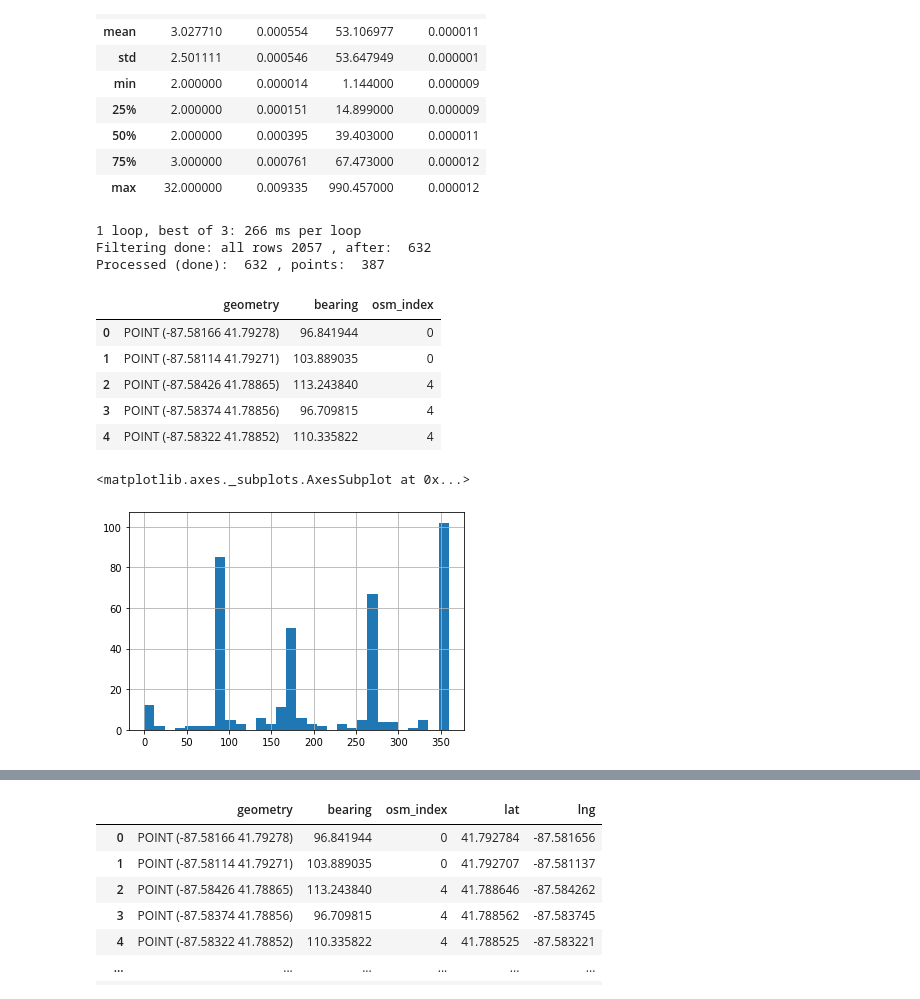
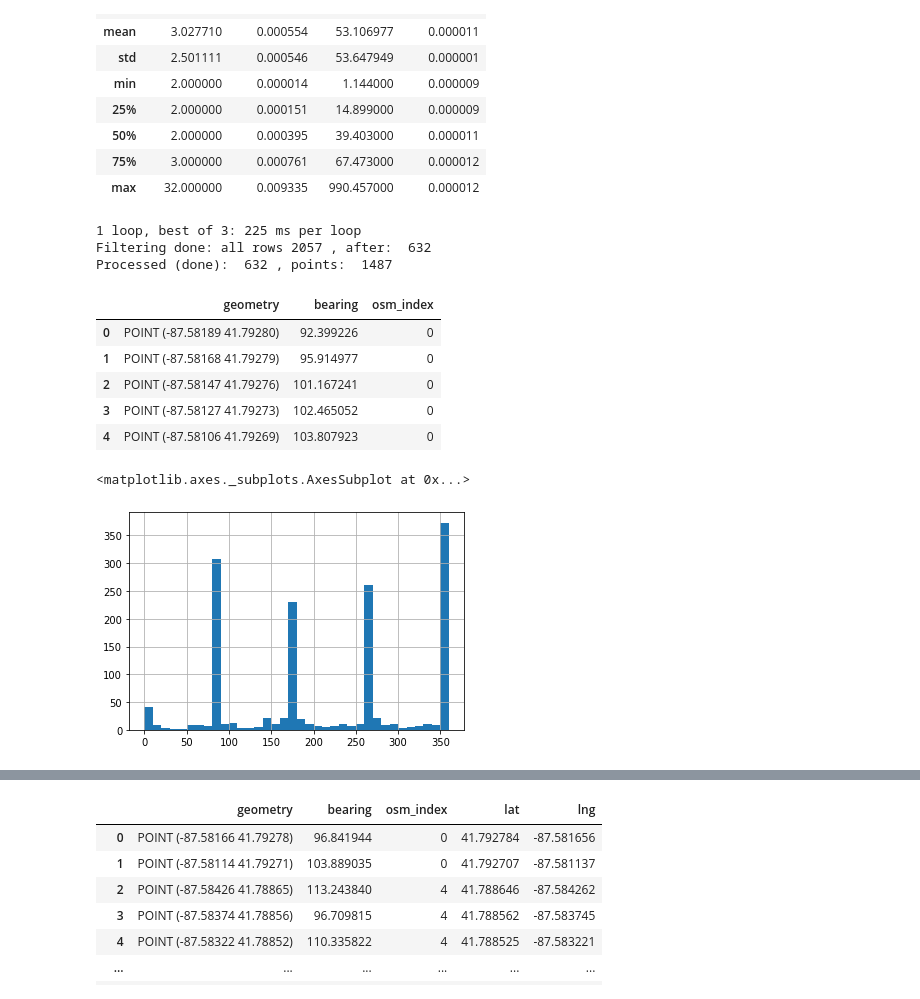
Before and after one commit to kywch/geo-colab, a Jupyter notebook: TreePedia_Step1_point_sampling.ipynb, the cells around one changed output, grey strips where cells are left out. Saved outputs shown, nothing was run; the diff lists cells and outputs as text; code cells hidden in the pictures.

```diff
--- a/TreePedia_Step1_point_sampling.ipynb
+++ b/TreePedia_Step1_point_sampling.ipynb
@@ -175,10 +176,10 @@ quick_df.describe()
 | 75% | 3.000000 | 0.000761 | 67.473000 | 0.000012 |
 | max | 32.000000 | 0.009335 | 990.457000 | 0.000012 |
 # %%
-def sample_points(shapefile, sample_dist, verbose=False):
+def sample_points(input_osm, sample_dist, verbose=False):
 
   # load the shape file: should be edges
-  osm_map = gpd.read_file(shapefile)
+  osm_map = input_osm # gpd.read_file(shapefile)
 
   # filter the load
   flt_list = ['trunk_link','tertiary','motorway','motorway_link','steps', None, ' ',
@@ -227,14 +228,16 @@ def sample_points(shapefile, sample_dist, verbose=False):
     print('Processed (done): ', count, ', points: ', len(results))
 
   return results
-# %%
-%timeit points = sample_points('source/edges.shp', 50)
-
-points = sample_points('source/edges.shp', 50, verbose=True)
-# %% [output]
-1 loop, best of 3: 266 ms per loop
-Filtering done: all rows 2057 , after:  632
-Processed (done):  632 , points:  387
+# %%
+input_osm = gpd.read_file('source/edges.shp')
+
+%timeit points = sample_points(input_osm, 20)
+
+points = sample_points(input_osm, 20, verbose=True)
+# %% [output]
+1 loop, best of 3: 225 ms per loop
+Filtering done: all rows 2057 , after:  632
+Processed (done):  632 , points:  1487
 # %%
 picked_gdf = gpd.GeoDataFrame(
     pd.DataFrame(points, columns=['geometry', 'bearing', 'osm_index']),
@@ -243,16 +246,16 @@ picked_gdf = gpd.GeoDataFrame(
 picked_gdf.head()
 # %% [output]
 |  | geometry | bearing | osm_index |
-| 0 | POINT (-87.58166 41.79278) | 96.841944 | 0 |
-| 1 | POINT (-87.58114 41.79271) | 103.889035 | 0 |
-| 2 | POINT (-87.58426 41.78865) | 113.243840 | 4 |
-| 3 | POINT (-87.58374 41.78856) | 96.709815 | 4 |
-| 4 | POINT (-87.58322 41.78852) | 110.335822 | 4 |
+| 0 | POINT (-87.58189 41.79280) | 92.399226 | 0 |
+| 1 | POINT (-87.58168 41.79279) | 95.914977 | 0 |
+| 2 | POINT (-87.58147 41.79276) | 101.167241 | 0 |
+| 3 | POINT (-87.58127 41.79273) | 102.465052 | 0 |
+| 4 | POINT (-87.58106 41.79269) | 103.807923 | 0 |
 # %%
-picked_gdf['bearing'].hist(bins=30)
+picked_gdf['bearing'].hist(bins=36)
 # %% [output]
 <matplotlib.axes._subplots.AxesSubplot at 0x...>
-[figure, old version]
+[figure, new version]
 # %%
 fig, ax = plt.subplots(figsize=(20,20))
 
```
Also changed, not shown: parts of 2 cells of this notebook.
